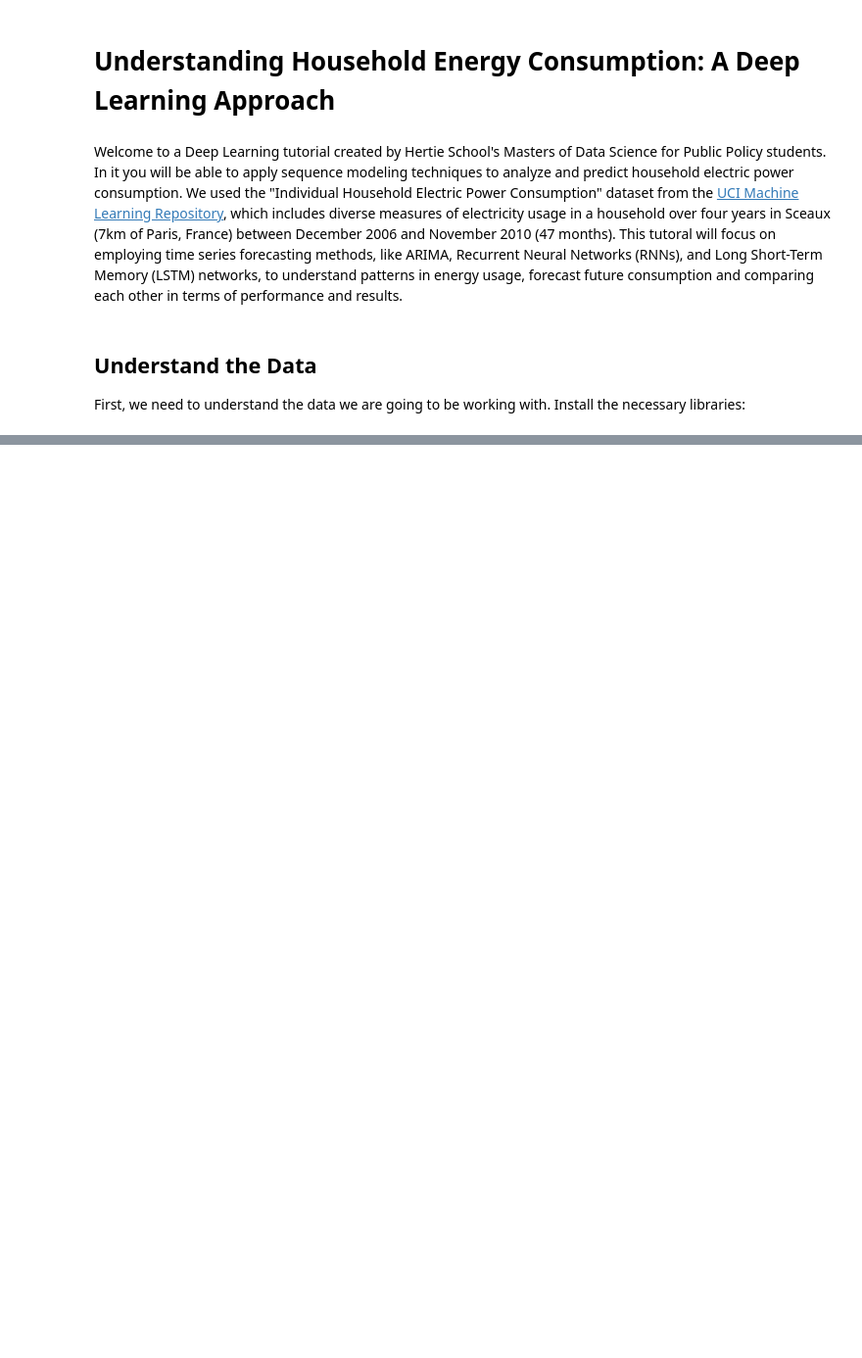
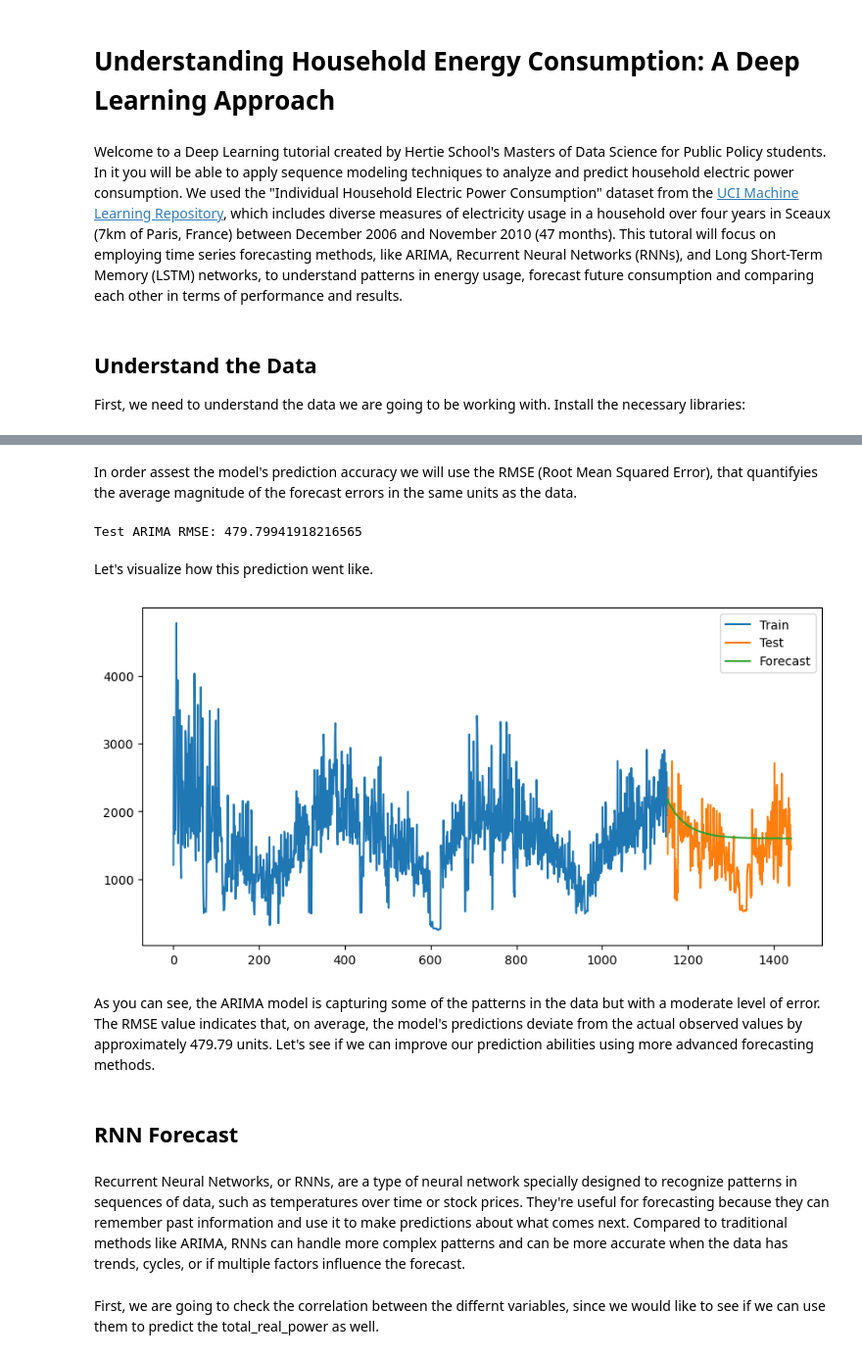
Before and after one commit to augustofonseca25/LSTM-time-series-tutorial, a Jupyter notebook: Final Forecast Totorial.ipynb, the cells around one changed output, grey strips where cells are left out. Shown at 98% size. Saved outputs shown, nothing was run; the diff lists cells and outputs as text; code cells hidden in the pictures; blank space fills up the shorter version.

```diff
--- a/Final Forecast Totorial.ipynb
+++ b/Final Forecast Totorial.ipynb
@@ -22,0 +444,4 @@ SystemError: initialization of _pywrap_checkpoint_reader raised unreported excep
+# %%
+# Define the training and testing dataset
+train_size = int(len(daily_data) * 0.8)  # 80% of data for training
+train, test = daily_data[0:train_size], daily_data[train_size:]
@@ -22,0 +478,4 @@ SystemError: initialization of _pywrap_checkpoint_reader raised unreported excep
+# %%
+model=ARIMA(train['total_real_power'],order=(1,0,3))
+model_fit=model.fit()
+model_fit.summary()
@@ -22,0 +506,11 @@ SystemError: initialization of _pywrap_checkpoint_reader raised unreported excep
+# %%
+start = len(train)
+end = len(train) + len(test) - 1
+pred = model_fit.predict(start=start, end=end, typ= 'levels')
+print(pred)
+
+min_value = daily_data['total_real_power'].min()
+max_value = daily_data['total_real_power'].max()
+
+print(f"Minimum value in 'total_real_power': {min_value}")
+print(f"Maximum value in 'total_real_power': {max_value}")
@@ -22,0 +532,28 @@ SystemError: initialization of _pywrap_checkpoint_reader raised unreported excep
+# %% [markdown]
+In order assest the model's prediction accuracy we will use the RMSE (Root Mean Squared Error), that quantifyies the average magnitude of the forecast errors in the same units as the data.
+# %%
+#RMSE calculation
+rmse_Arima = sqrt(mean_squared_error(test['total_real_power'], pred))
+print('Test ARIMA RMSE:', rmse_Arima)
+# %% [output]
+Test ARIMA RMSE: 479.79941918216565
+# %% [markdown]
+Let's visualize how this prediction went like.
+# %%
+# Plot the actual vs predicted values
+plt.figure(figsize=(10, 5))
+plt.plot(train.index, train['total_real_power'], label='Train')
+plt.plot(test.index, test['total_real_power'], label='Test')
+plt.plot(test.index, pred, label='Forecast')
+plt.legend()
+plt.show()
+# %% [output]
+[figure, added]
+# %% [markdown]
+As you can see, the ARIMA model is capturing some of the patterns in the data but with a moderate level of error. The RMSE value indicates that, on average, the model's predictions deviate from the actual observed values by approximately 479.79 units. Let's see if we can improve our prediction abilities using more advanced forecasting methods.
+# %% [markdown]
+## RNN Forecast
+# %% [markdown]
+Recurrent Neural Networks, or RNNs, are a type of neural network specially designed to recognize patterns in sequences of data, such as temperatures over time or stock prices. They're useful for forecasting because they can remember past information and use it to make predictions about what comes next. Compared to traditional methods like ARIMA, RNNs can handle more complex patterns and can be more accurate when the data has trends, cycles, or if multiple factors influence the forecast.
+# %% [markdown]
+First, we are going to check the correlation between the differnt variables, since we would like to see if we can use them to predict the total_real_power as well.
```
Also changed, not shown: parts of 61 cells of this notebook.
